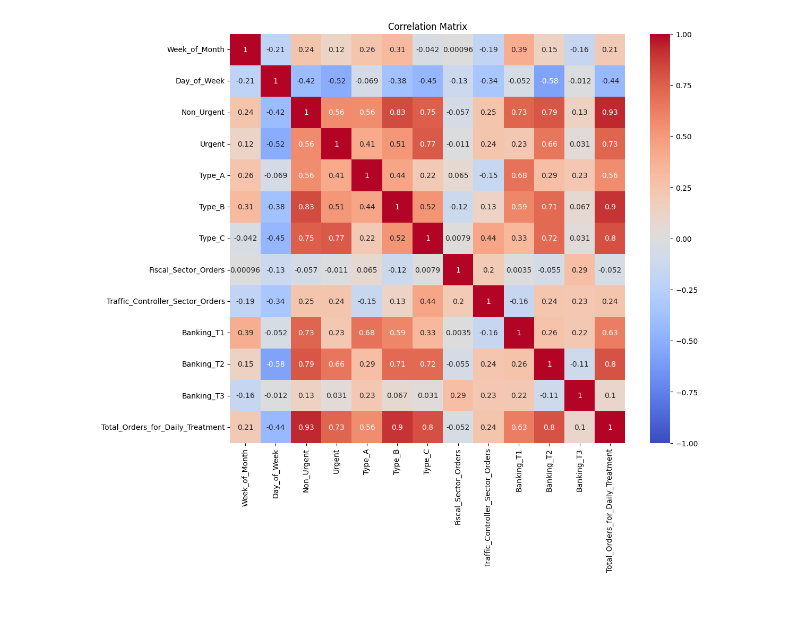
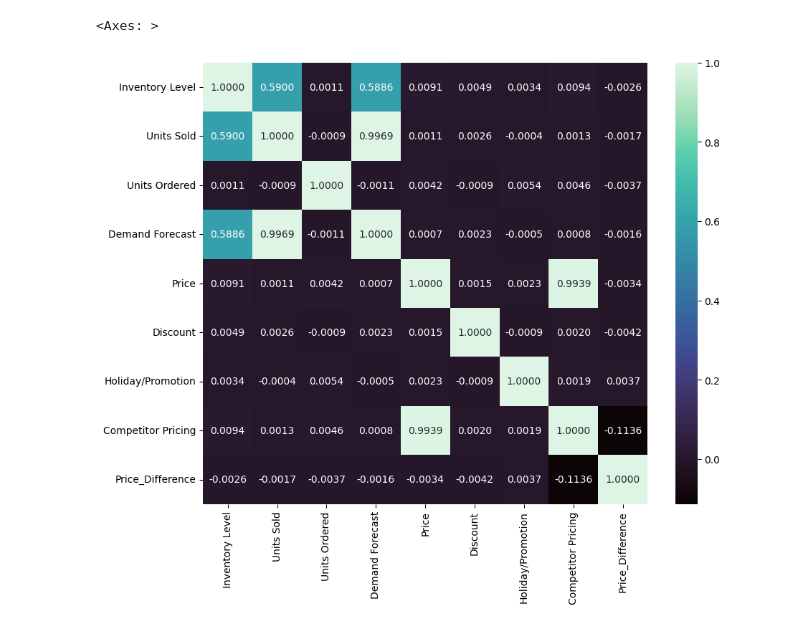
Before and after one commit to Clarkson-Applied-Data-Science/2025_ia651_bennett, a Jupyter notebook: ColeBennett_is651_FinalProject.ipynb, the cells around one changed output. Drawn from its saved outputs; the diff is of its cells as text; code cells hidden in the pictures.

```diff
--- a/ColeBennett_is651_FinalProject.ipynb
+++ b/ColeBennett_is651_FinalProject.ipynb
@@ -49,0 +19,18 @@ data.describe()
+# %%
+data = pd.read_csv("retail_store_inventory.csv")
+
+# Converting the Date column to "datetime objects", and making it the index of the df.
+## For the time-series viz a few lines down.
+data['Date'] = pd.to_datetime(data['Date'])
+data = data.set_index('Date')
+
+data['Year'] = data.index.year
+data['Month'] = data.index.month
+data['Day'] = data.index.day
+data['DayOfWeek'] = data.index.dayofweek  # Monday=0, Sunday=6
+
+# Calculating the price difference between "our" product and competitors
+data['Price_Difference'] = data['Price'] - data['Competitor Pricing']
+
+data.info()
+data.describe()
@@ -50,9 +75,9 @@ data.describe()
 # %%
-correlation_matrix = data.corr()
+numerical_features = data.select_dtypes(include=["Int64","float64"]).columns
 
-plt.figure(figsize=(12, 10))
-sns.heatmap(correlation_matrix, annot=True, cmap='coolwarm', vmin=-1, vmax=1)
-plt.title('Correlation Matrix')
-plt.show()
+correlation_matrix = data[numerical_features].corr()
+plt.figure(figsize=(10,8))
+sns.heatmap(correlation_matrix, annot=True, cmap="mako", fmt=".4f")
 # %% [output]
+<Axes: >
-[figure, old version]
+[figure, new version]
```
Also changed, not shown: parts of 43 cells of this notebook, 24 other files.
